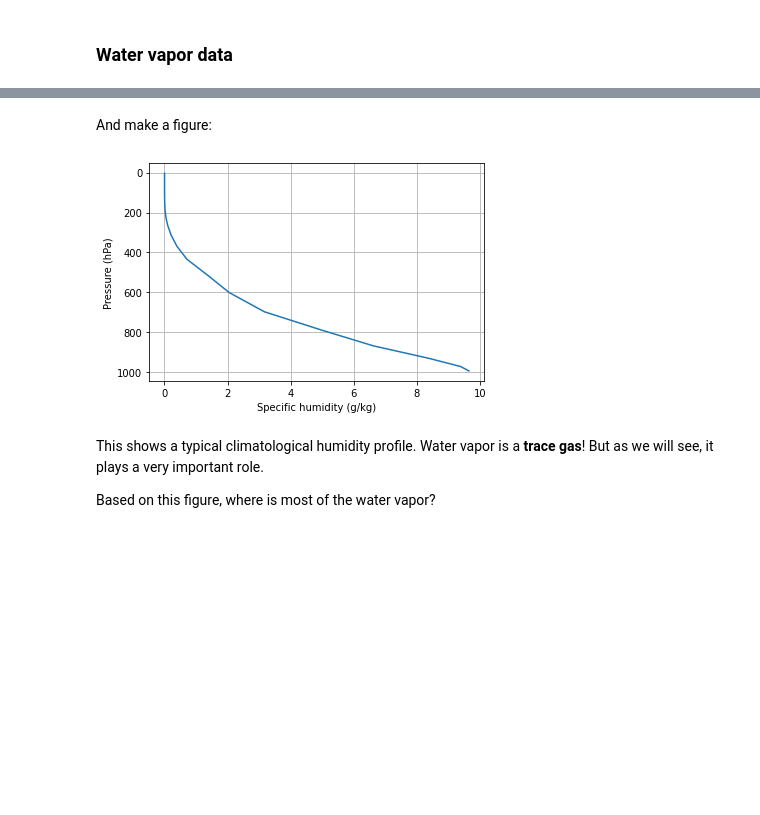
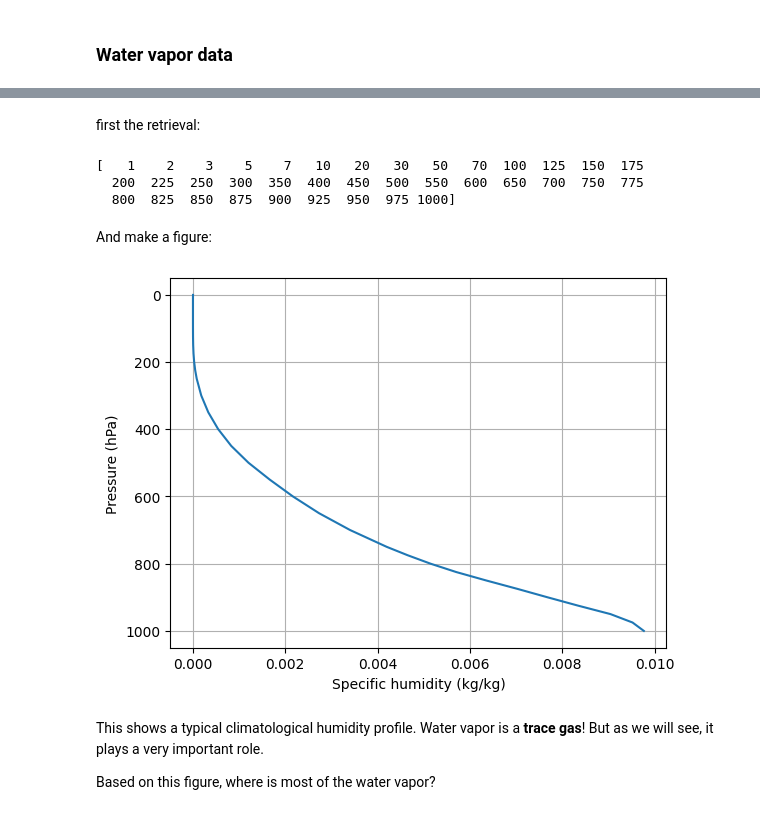
Before and after one commit to spencerahill/climate-book, a Jupyter notebook: notebooks/radeq.ipynb, the cells around one changed output, grey strips where cells are left out. Saved outputs shown, nothing was run; the diff lists cells and outputs as text; code cells hidden in the pictures; blank space fills up the shorter version.

Commit message:
minor updates to water vapor and cmip fun; radeq now uses ERA5 humidity

```diff
--- a/notebooks/radeq.ipynb
+++ b/notebooks/radeq.ipynb
@@ -141,0 +110,39 @@ Coordinates:
+# %% [markdown]
+first the retrieval:
+# %%
+# Take a look at what we just calculated ... it should be one-dimensional (vertical levels)
+
+c = cdsapi.Client()
+qvfile="/Users/tompkins/Downloads/qv.nc"
+
+if False:
+    res=c.retrieve(
+    'reanalysis-era5-pressure-levels-monthly-means',
+    {
+        'format': 'netcdf',
+        'product_type': 'monthly_averaged_reanalysis',
+        'variable': 'specific_humidity',
+        'pressure_level': [
+            '1', '2', '3',
+            '5', '7', '10',
+            '20', '30', '50',
+            '70', '100', '125',
+            '150', '175', '200',
+            '225', '250', '300',
+            '350', '400', '450',
+            '500', '550', '600',
+            '650', '700', '750',
+            '775', '800', '825',
+            '850', '875', '900',
+            '925', '950', '975',
+            '1000',
+        ],
+        'year': '2020',
+        'month': '09',
+        'time': '00:00',
+    },
+    qvfile)
+# %% [output]
+[   1    2    3    5    7   10   20   30   50   70  100  125  150  175
+  200  225  250  300  350  400  450  500  550  600  650  700  750  775
+  800  825  850  875  900  925  950  975 1000]
@@ -142,15 +151,23 @@ Coordinates:
+# %%
+# if you prefer to average within python you need to use cos(lat) weighting don't forget
+cdo = Cdo()
+Qglobal2=cdo.fldmean(input="qv.nc")
+qvfile=Dataset(Qglobal2)
+Qglobal=qvfile.variables["q"][:].flatten()
+Qglobal.lev=qvfile.variables["level"][:]
+print (Qglobal.lev)
 # %% [markdown]
 And make a figure:
 # %%
 fig, ax = plt.subplots()
 #  Multiply Qglobal by 1000 to put in units of grams water vapor per kg of air
-ax.plot(Qglobal*1000., Qglobal.lev)
+ax.plot(Qglobal, Qglobal.lev)
 ax.invert_yaxis()
 ax.set_ylabel('Pressure (hPa)')
-ax.set_xlabel('Specific humidity (g/kg)')
+ax.set_xlabel('Specific humidity (kg/kg)')
 ax.grid()
 # %% [output]
-[figure, old version]
+[figure, new version]
 # %% [markdown]
 This shows a typical climatological humidity profile. Water vapor is a **trace gas**! But as we will see, it plays a very important role.
 
```
Also changed, not shown: parts of 39 cells of this notebook, 18 other files.
